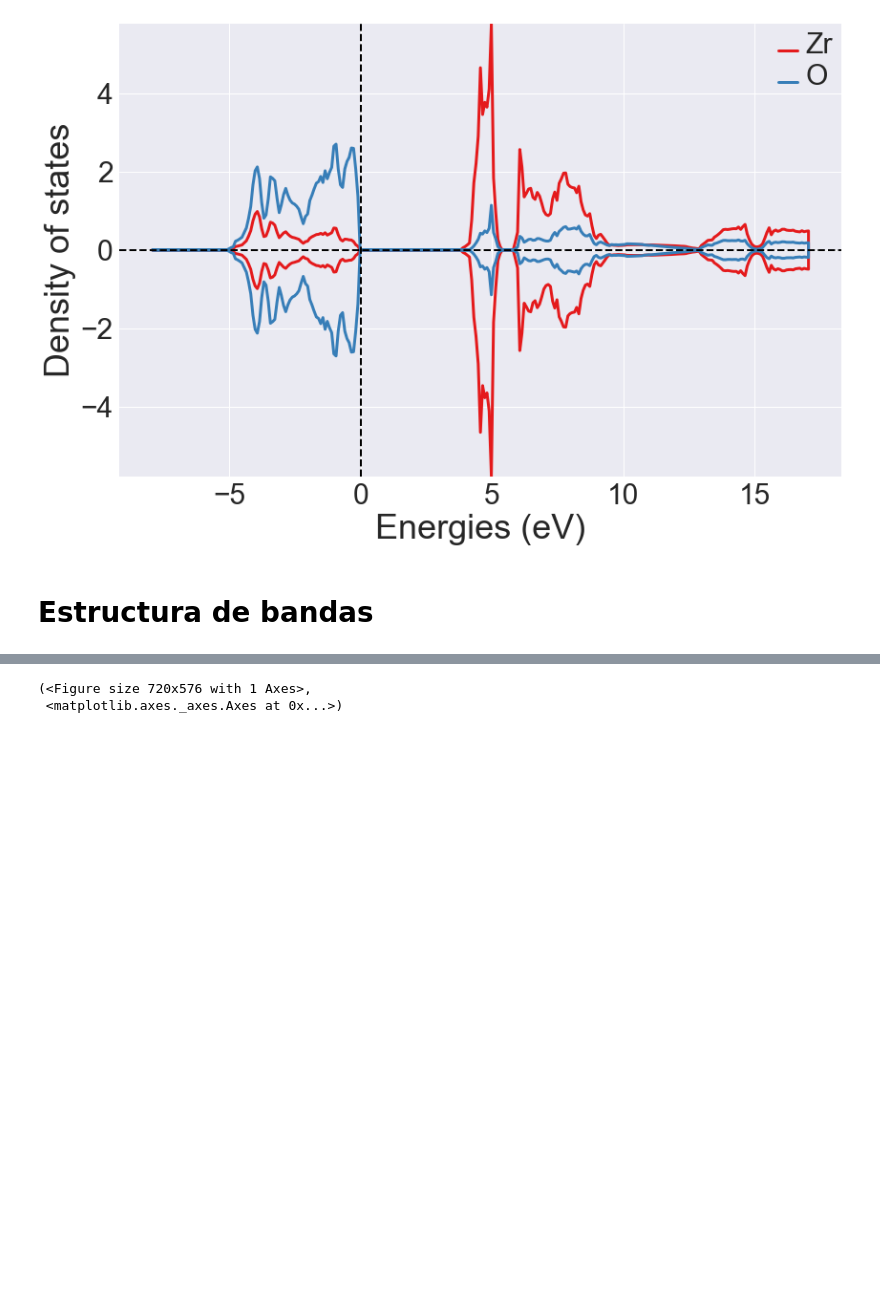
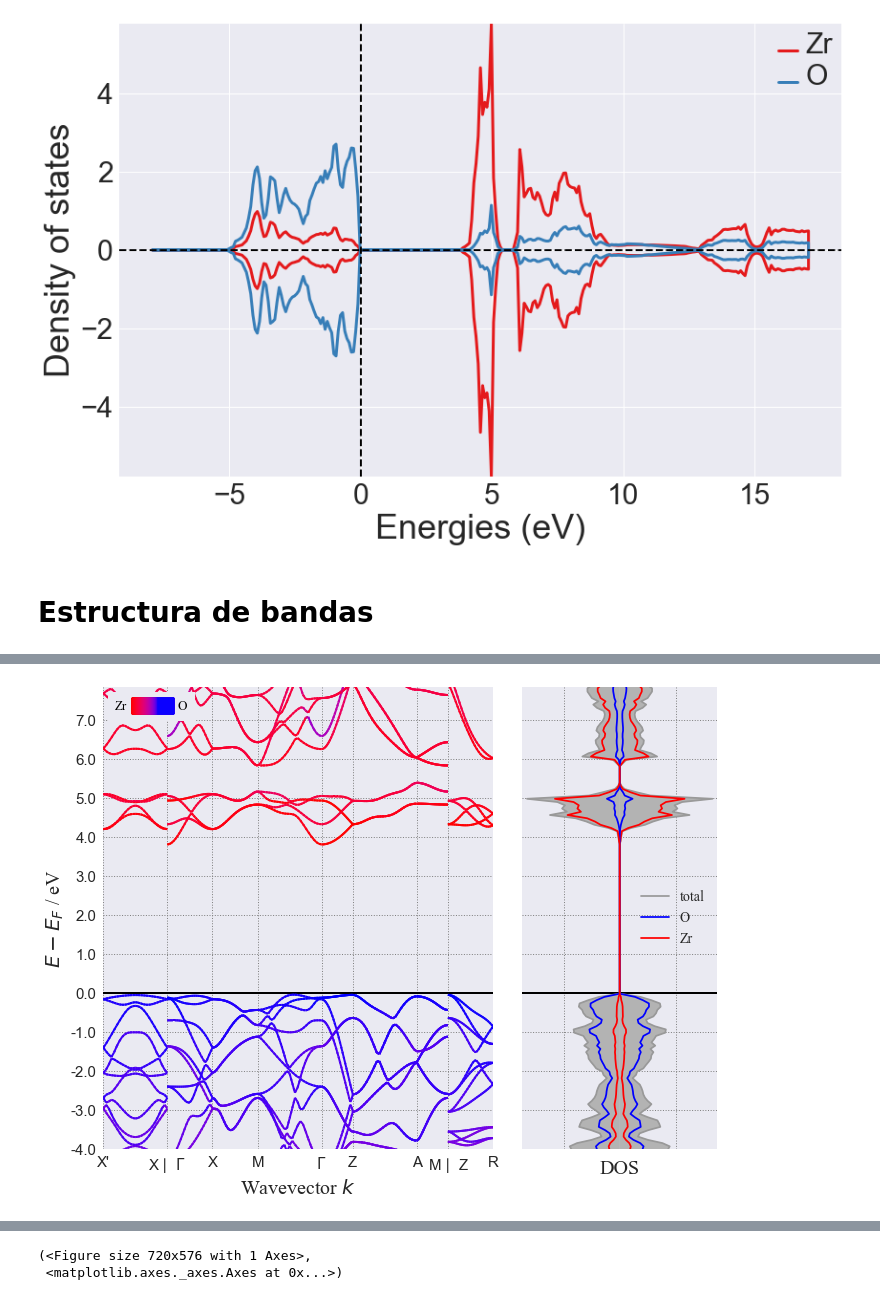
Before and after one commit to mdforti/ZrO2-Notebooks, a Jupyter notebook: ZrO2-Bands.ipynb, the cells around one changed output, grey strips where cells are left out. Drawn from its saved outputs; the diff is of its cells as text; code cells hidden in the pictures; blank space fills up the shorter version.

```diff
--- a/ZrO2-Bands.ipynb
+++ b/ZrO2-Bands.ipynb
@@ -85,5 +85,8 @@ b = BSVasprun('ZrO2-new-05/BANDSdir/vasprun.xml.gz',parse_projected_eigen=True)
 bs = b.get_band_structure("ZrO2-new-05/BANDSdir/KPOINTS",efermi=cdos.efermi)
 # %%
 Veq = bs.structure.volume
+# %%
+bsplot = BSDOSPlotter(bs_projection="elements", dos_projection="elements")
 # %%
-bsplot = BSPlotter(bs)
+bsplot.get_plot(bs, dos=cdos)
+# %% [output]
@@ -89,0 +94 @@ bsplot = BSPlotter(bs)
+[figure, added]
```
Also changed, not shown: parts of 3 cells of this notebook.
